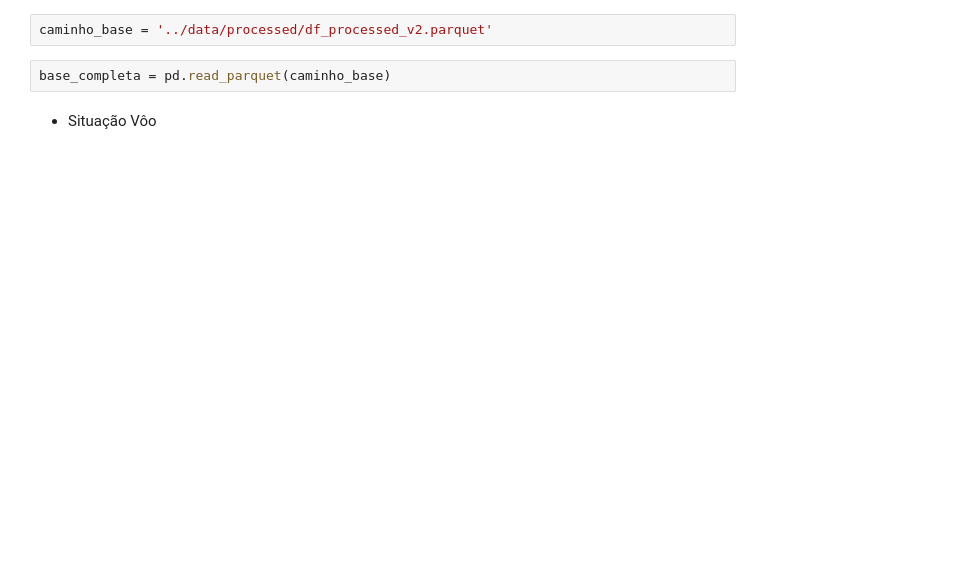
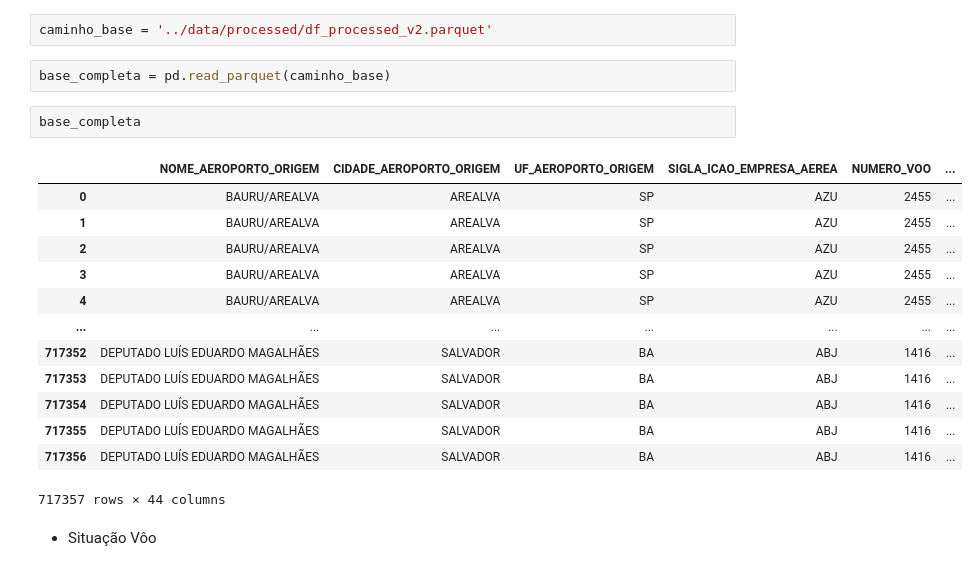
Before and after one commit to rodrigorocha1/dashboard_dados_voos_python, a Jupyter notebook: notebooks/visualizacoes.ipynb, the cells around one changed output. Drawn from its saved outputs; the diff is of its cells as text; blank space fills up the shorter version.

```diff
--- a/notebooks/visualizacoes.ipynb
+++ b/notebooks/visualizacoes.ipynb
@@ -7,5 +8,21 @@ import plotly.figure_factory as ff
 caminho_base = '../data/processed/df_processed_v2.parquet'
 # %%
 base_completa = pd.read_parquet(caminho_base)
+# %%
+base_completa
+# %% [output]
+|  | NOME_AEROPORTO_ORIGEM | CIDADE_AEROPORTO_ORIGEM | UF_AEROPORTO_ORIGEM | SIGLA_ICAO_EMPRESA_AEREA | NUMERO_VOO | ... |
+| 0 | BAURU/AREALVA | AREALVA | SP | AZU | 2455 | ... |
+| 1 | BAURU/AREALVA | AREALVA | SP | AZU | 2455 | ... |
+| 2 | BAURU/AREALVA | AREALVA | SP | AZU | 2455 | ... |
+| 3 | BAURU/AREALVA | AREALVA | SP | AZU | 2455 | ... |
+| 4 | BAURU/AREALVA | AREALVA | SP | AZU | 2455 | ... |
+| ... | ... | ... | ... | ... | ... | ... |
+| 717352 | DEPUTADO LUÍS EDUARDO MAGALHÃES | SALVADOR | BA | ABJ | 1416 | ... |
+| 717353 | DEPUTADO LUÍS EDUARDO MAGALHÃES | SALVADOR | BA | ABJ | 1416 | ... |
+| 717354 | DEPUTADO LUÍS EDUARDO MAGALHÃES | SALVADOR | BA | ABJ | 1416 | ... |
+| 717355 | DEPUTADO LUÍS EDUARDO MAGALHÃES | SALVADOR | BA | ABJ | 1416 | ... |
+| 717356 | DEPUTADO LUÍS EDUARDO MAGALHÃES | SALVADOR | BA | ABJ | 1416 | ... |
+717357 rows × 44 columns
 # %% [markdown]
 - Situação Vôo
```
Also changed, not shown: parts of 5 cells of this notebook.
